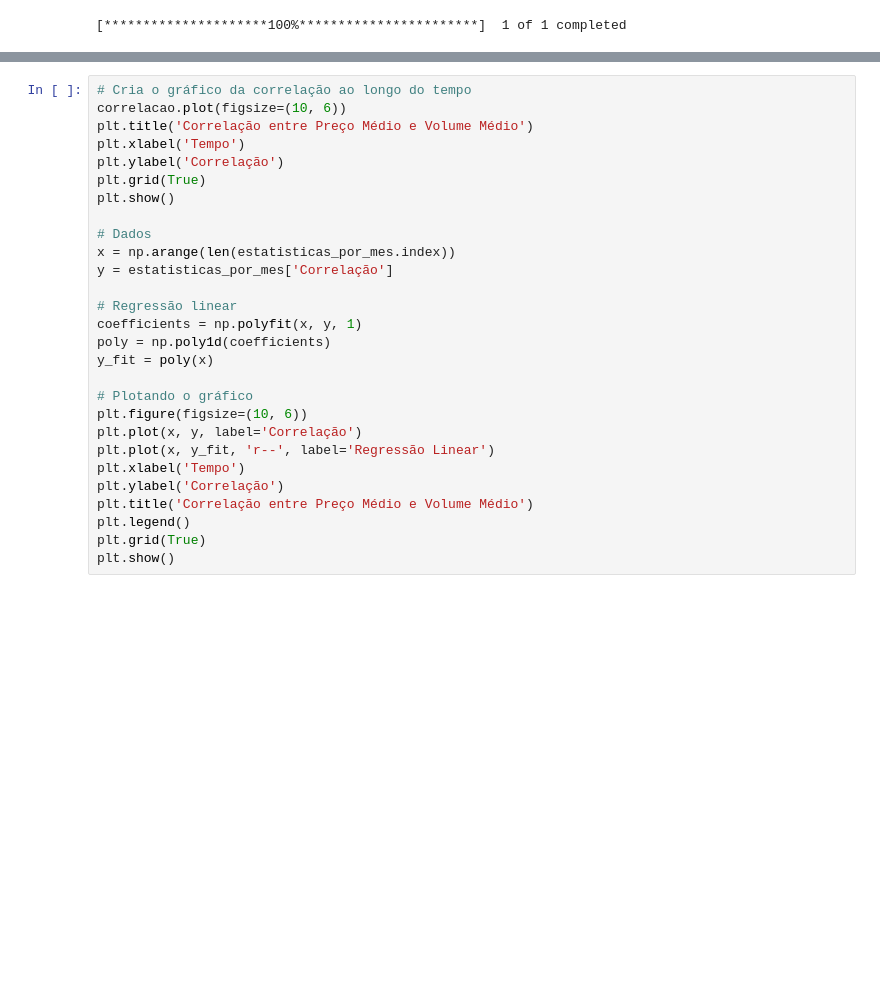
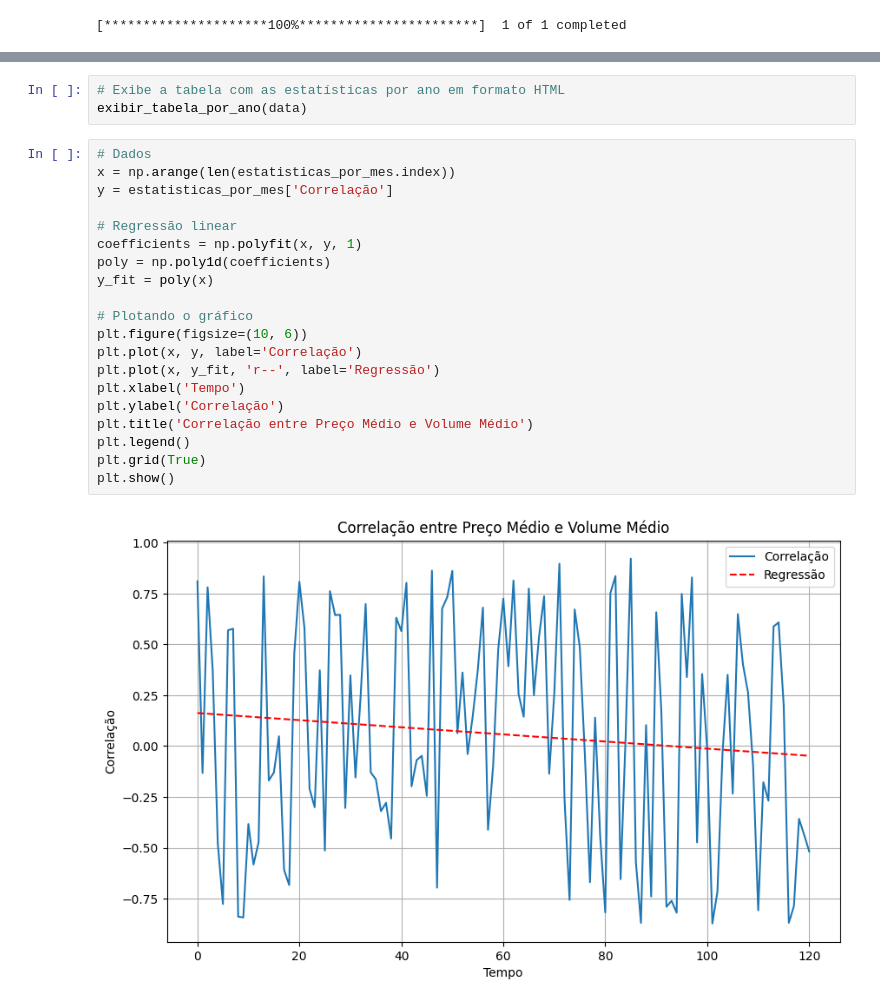
Before and after one commit to Joaovvilar/tcc, a Jupyter notebook: TCC_JVV_Coffee_Hedging.ipynb, the cells around one changed output, grey strips where cells are left out. Cells and saved outputs as stored; diff of their text form; blank space fills up the shorter version.

```diff
--- a/TCC_JVV_Coffee_Hedging.ipynb
+++ b/TCC_JVV_Coffee_Hedging.ipynb
@@ -62,28 +66,25 @@ def exibir_tabela(estatisticas):
+# %%
+# Exibe a tabela com as estatísticas por ano em formato HTML
+exibir_tabela_por_ano(data)
 # %%
-# Cria o gráfico da correlação ao longo do tempo
-correlacao.plot(figsize=(10, 6))
-plt.title('Correlação entre Preço Médio e Volume Médio')
-plt.xlabel('Tempo')
-plt.ylabel('Correlação')
-plt.grid(True)
-plt.show()
-
 # Dados
 x = np.arange(len(estatisticas_por_mes.index))
 y = estatisticas_por_mes['Correlação']
 
 # Regressão linear
 coefficients = np.polyfit(x, y, 1)
 poly = np.poly1d(coefficients)
 y_fit = poly(x)
 
 # Plotando o gráfico
 plt.figure(figsize=(10, 6))
 plt.plot(x, y, label='Correlação')
-plt.plot(x, y_fit, 'r--', label='Regressão Linear')
+plt.plot(x, y_fit, 'r--', label='Regressão')
 plt.xlabel('Tempo')
 plt.ylabel('Correlação')
 plt.title('Correlação entre Preço Médio e Volume Médio')
 plt.legend()
 plt.grid(True)
 plt.show()
+# %% [output]
+[figure, added]
```
Also changed, not shown: parts of 2 cells of this notebook.
